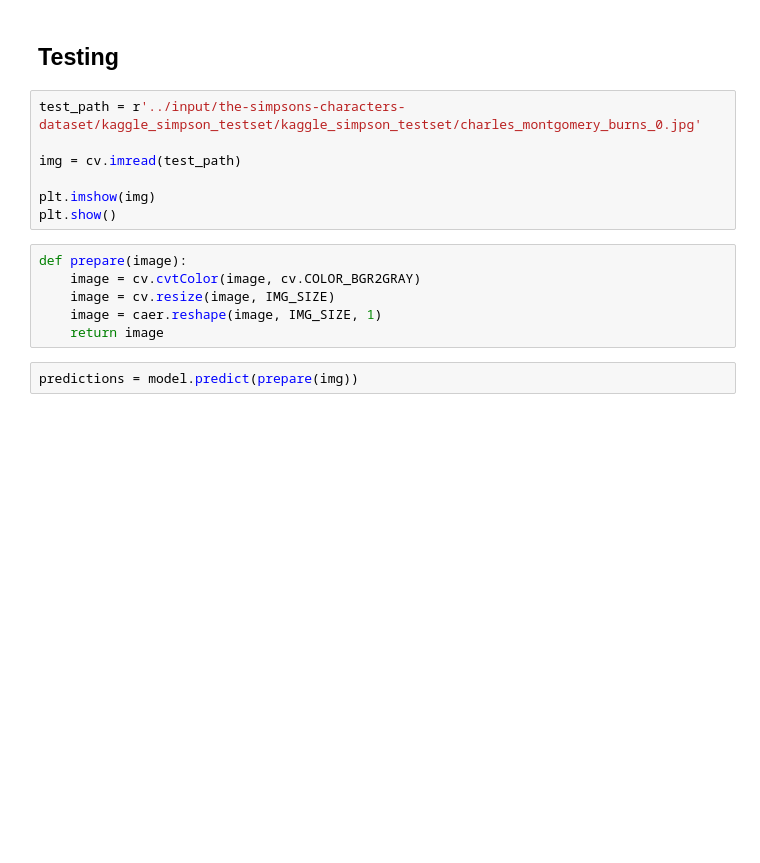
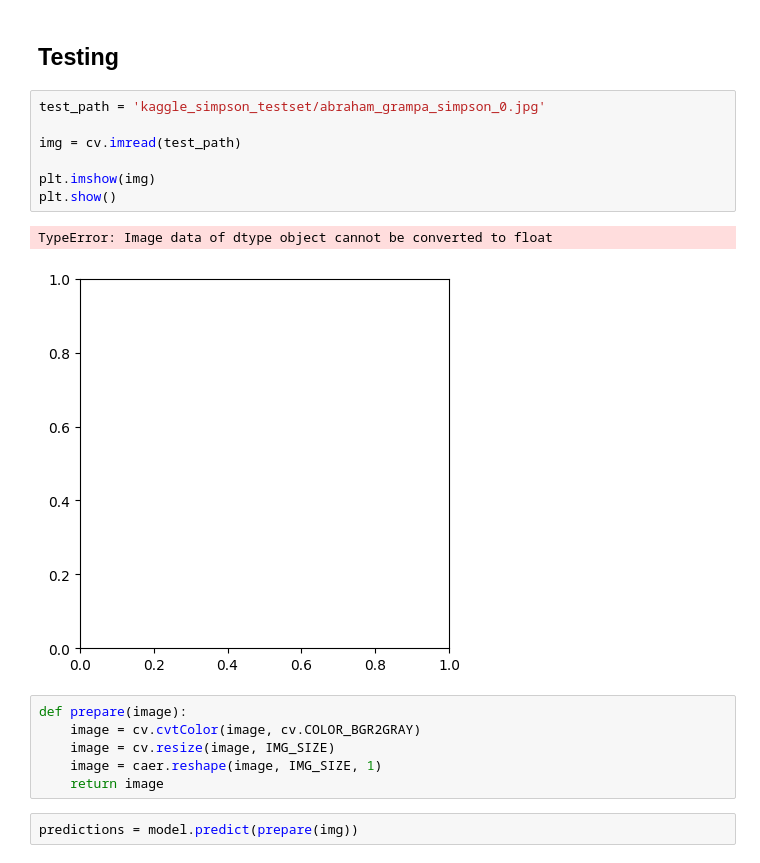
Before and after one commit to Mike0325-c/computer-vision, a Jupyter notebook: OpenCv/simpon/simpsons.ipynb, the cells around one changed output. Saved outputs shown, nothing was run; the diff lists cells and outputs as text; blank space fills up the shorter version.

```diff
--- a/OpenCv/simpon/simpsons.ipynb
+++ b/OpenCv/simpon/simpsons.ipynb
@@ -92,12 +176,15 @@ characters
 # %% [markdown]
 ## Testing
 # %%
-test_path = r'../input/the-simpsons-characters-dataset/kaggle_simpson_testset/kaggle_simpson_testset/charles_montgomery_burns_0.jpg'
+test_path = 'kaggle_simpson_testset/abraham_grampa_simpson_0.jpg'
 
 img = cv.imread(test_path)
 
 plt.imshow(img)
 plt.show()
+# %% [output]
+TypeError: Image data of dtype object cannot be converted to float
+[figure, added]
 # %%
 def prepare(image):
     image = cv.cvtColor(image, cv.COLOR_BGR2GRAY)
```
Also changed, not shown: parts of 15 cells of this notebook, 7 other files.
